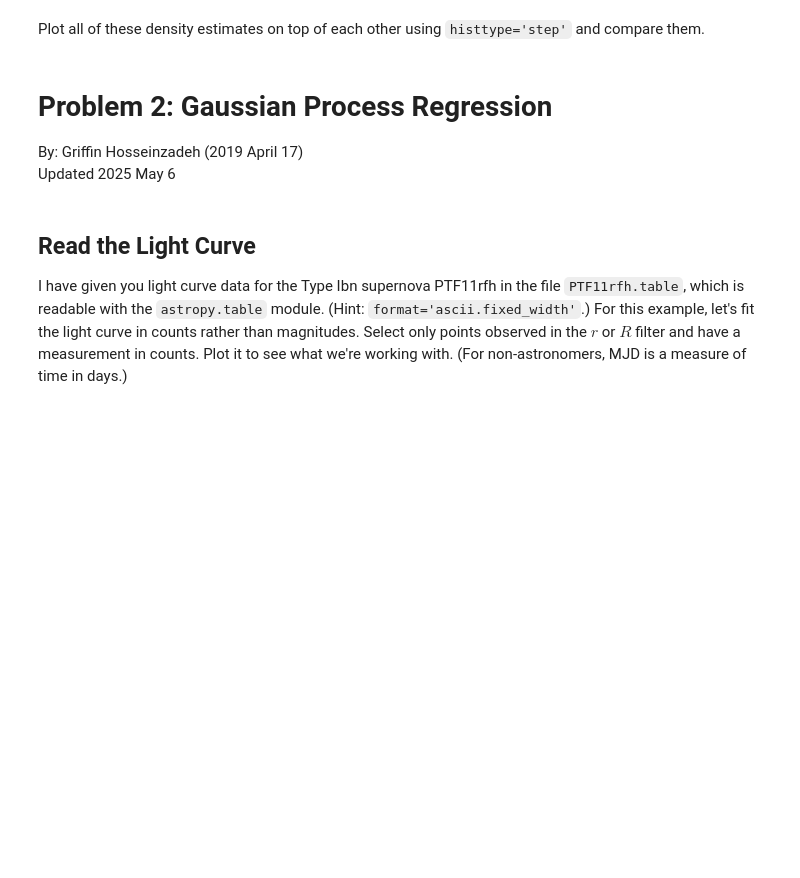
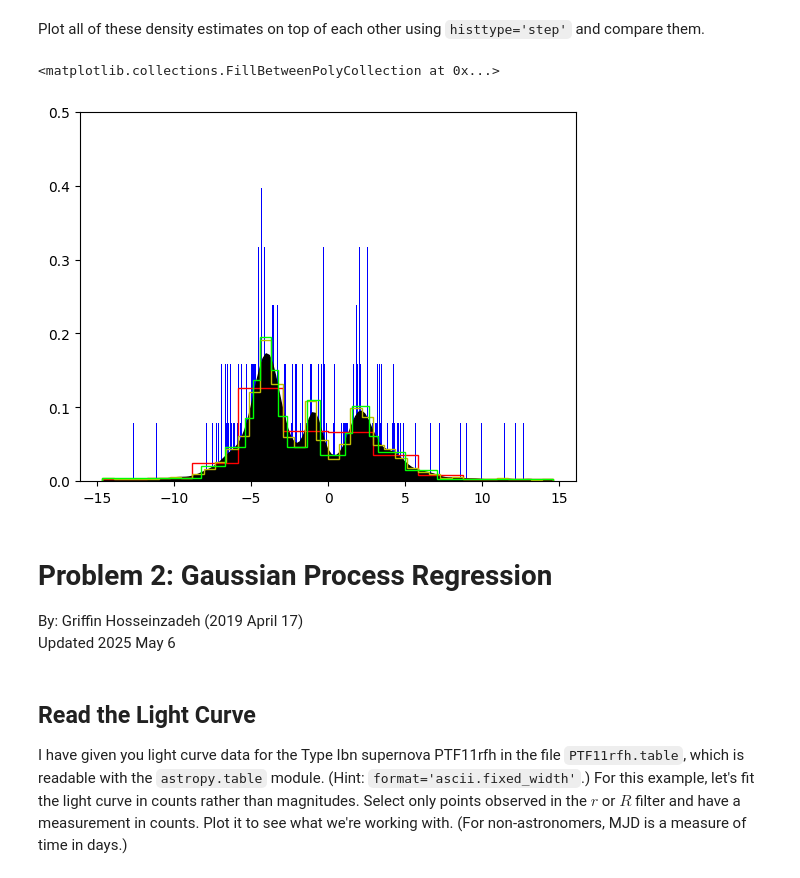
Before and after one commit to ASTR154/nonparametric-modeling, a Jupyter notebook: nonparametric-modeling.ipynb, the cells around one changed output. Cells and saved outputs as stored; diff of their text form; code cells hidden in the pictures; blank space fills up the shorter version.

```diff
--- a/nonparametric-modeling.ipynb
+++ b/nonparametric-modeling.ipynb
@@ -94,3 +90,13 @@ Plot all of these density estimates on top of each other using `histtype='step'`
+# %%
+plt.hist(x, density = True, histtype='step', color ="r")  # complete
+n1, b1, p1 = plt.hist(x, density=True, bins = "auto", histtype='step', color = "y") # complete
+plt.hist(x, bins = 10000, density = True, color ="b")  # complete
+n2, b2, p2 = viz.hist(x, density = True, bins = "blocks", histtype='step', color = "lime")  # complete
+#n3, b3, p3 = viz.hist(x, bins = "blocks",histtype='step')  # complete
+plt.fill_between(x_fit.ravel(), y_fit, color = "black")  # complete
+# %% [output]
+<matplotlib.collections.FillBetweenPolyCollection at 0x...>
+[figure, added]
 # %% [markdown]
 # Problem 2: Gaussian Process Regression
 By: Griffin Hosseinzadeh (2019 April 17)
```
Also changed, not shown: parts of 11 cells of this notebook.
